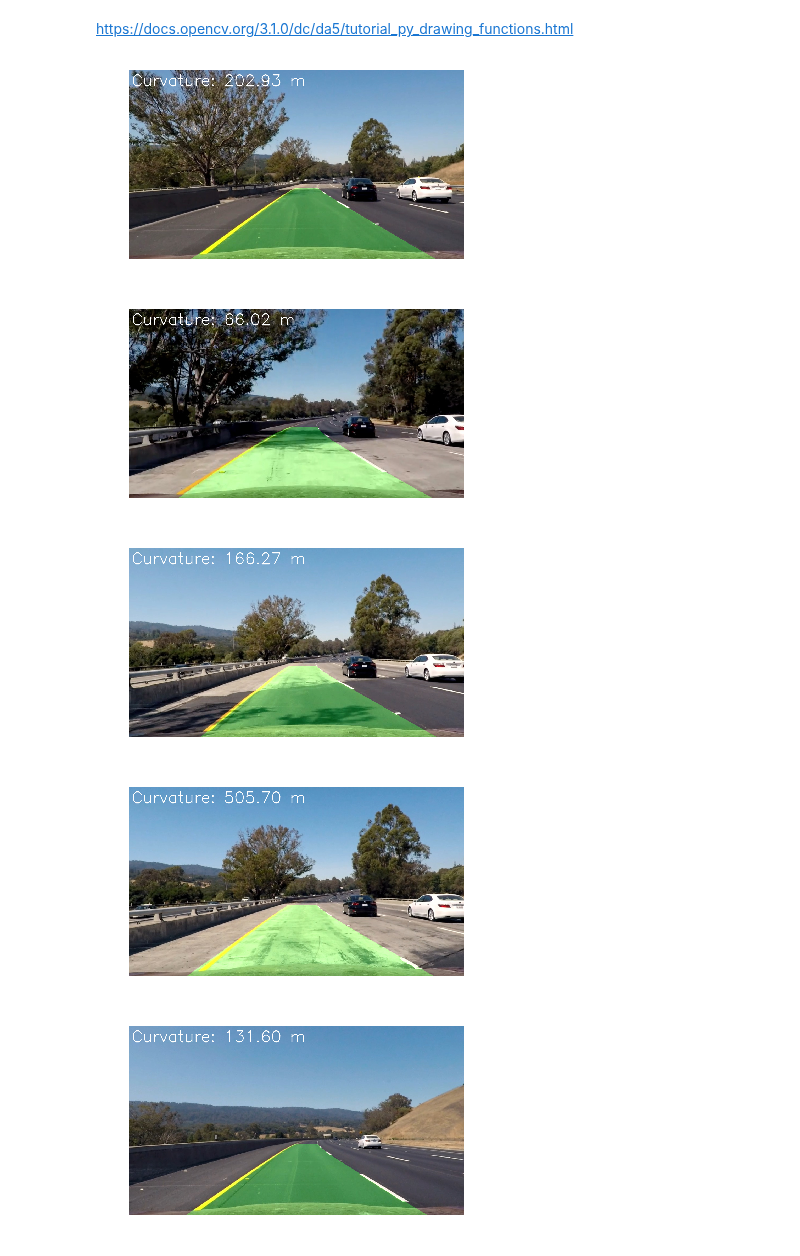
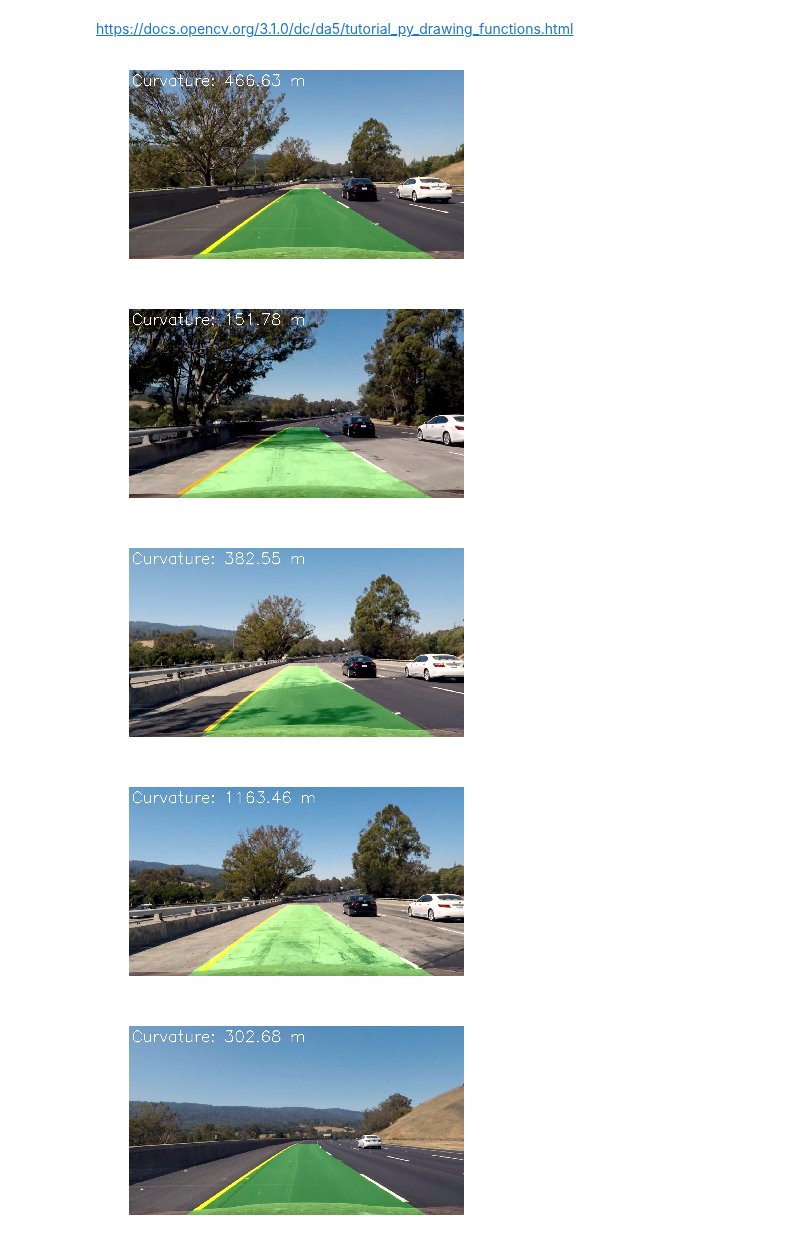
Before and after one commit to semeniuta/CarND-Advanced-Lane-Lines, a Jupyter notebook: 10_drawtext.ipynb, the cells around one changed output. Cells and saved outputs as stored; diff of their text form; code cells hidden in the pictures.

```diff
--- a/10_drawtext.ipynb
+++ b/10_drawtext.ipynb
@@ -47,35 +47,38 @@ runner = CompGraphRunner(cg, frozen_tokens=cg_params)
 # %% [markdown]
 https://docs.opencv.org/3.1.0/dc/da5/tutorial_py_drawing_functions.html
 # %%
+mx, my = lanelines.pixel_to_meter_ratios_custom()
+
 for im in test_images_undist:
 
     runner.run(image=im, M=M)
 
     rendered_im = lanelines.render_lane(
         im,
         runner['warped'],
         runner['p_coefs_left'],
         runner['p_coefs_right'],
         Minv
     )
 
     curv = lanelines.lane_curvature(
         runner['p_coefs_left'],
         runner['p_coefs_right'],
-        PIXELS_PER_METER,
+        mx,
+        my,
         runner['canvas_size']
     )
 
     im_text = 'Curvature: {:.2f} m'.format(curv)
     lanelines.put_text_on_top(rendered_im, im_text)
 
     plt.figure()
     plt.imshow(rendered_im)
     plt.axis('off')
 # %% [output]
 [figure]
-[figure, old version]
+[figure, new version]
 [figure]
-[figure, old version]
+[figure, new version]
 [figure]
 [figure]
```
Also changed, not shown: parts of 1 cell of this notebook, 4 other files.
